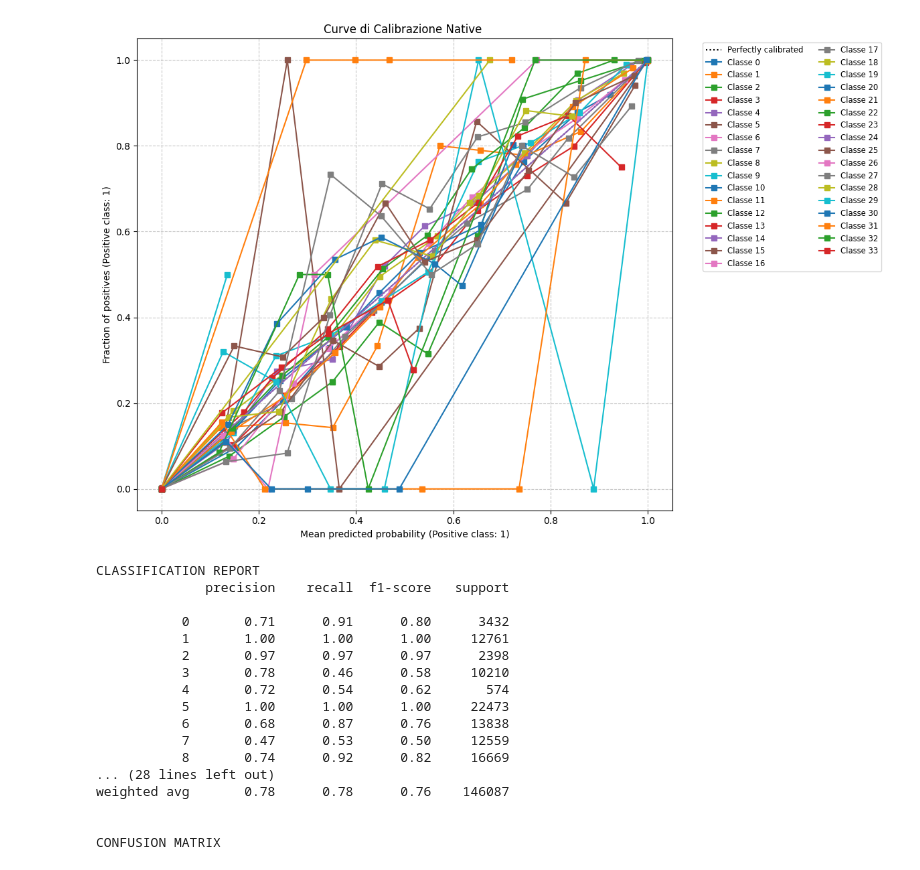
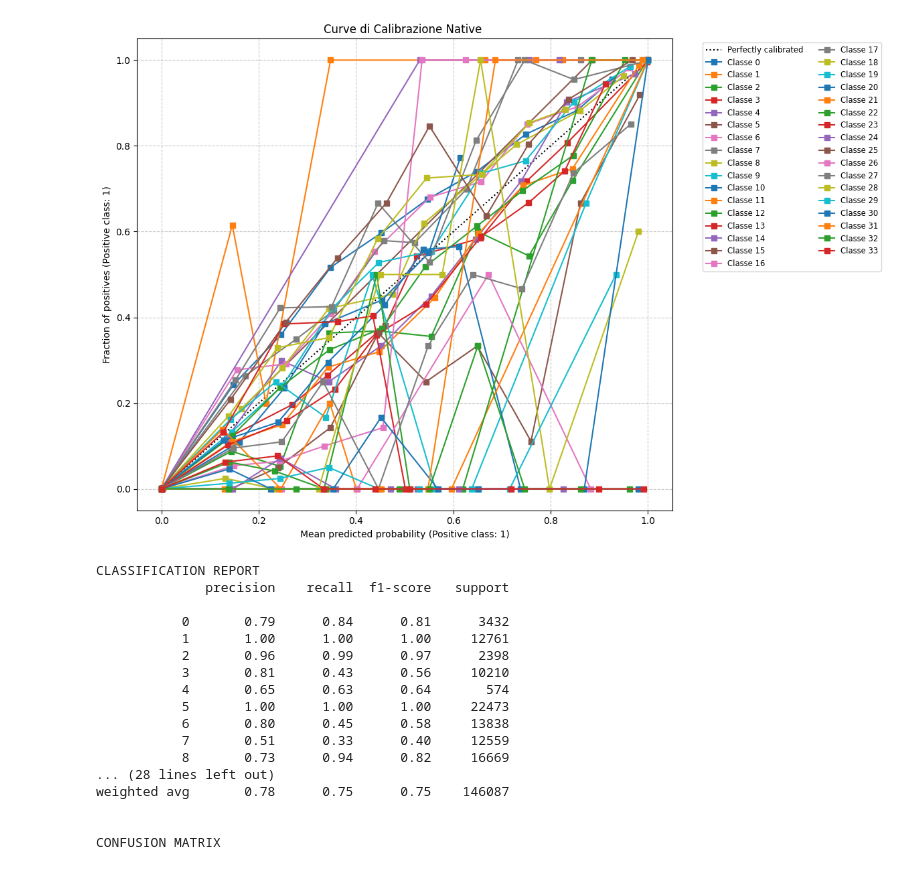
Before and after one commit to MattiaChiari/ML-Network-Traffic-Analysis, a Jupyter notebook: Py/index.ipynb, the cells around one changed output. Saved outputs shown, nothing was run; the diff lists cells and outputs as text; code cells hidden in the pictures.

```diff
--- a/Py/index.ipynb
+++ b/Py/index.ipynb
@@ -462,4 +563,5 @@ CONFUSION MATRIX
 # %%
+
 # Rete Neurale
 from sklearn.preprocessing import StandardScaler
 
@@ -472,16 +574,32 @@ from sklearn.utils.class_weight import compute_class_weight
 X_train, X_temp, y_train, y_temp = train_test_split(X,y,test_size=0.2,random_state=42)
 X_val, X_test, y_val, y_test = train_test_split (X_temp,y_temp, test_size=0.5, random_state=42)
 
+# -- Oversampling e Undersampling --
+MAX_RIGHE = 15000
+MIN_RIGHE = 1000
+conteggi = Counter(y_train)
+
+# non essendoci più il CalibratedClassifierCV non è necessario fare le funzioni che calcolano in. "tempo reale" ma sono sufficienti dizionari statici
+under_dict = {clas: min(n, MAX_RIGHE) for clas, n in conteggi.items()}
+over_dict  = {clas: max(under_dict[clas], MIN_RIGHE) for clas, n in conteggi.items()}
+
+undersampler = RandomUnderSampler(sampling_strategy=under_dict, random_state=42)
+oversampler  = SMOTE(sampling_strategy=over_dict, random_state=42, k_neighbors=3)
+
+X_train_res, y_train_res = undersampler.fit_resample(X_train, y_train)
+X_train_res, y_train_res = oversampler.fit_resample(X_train_res, y_train_res)
+
 scaler = StandardScaler()
-X_train = scaler.fit_transform(X_train)
+X_train_res = scaler.fit_transform(X_train_res)
 X_test = scaler.transform(X_test)
 X_val = scaler.transform(X_val)
+
 num_classes = 34
-
 
 model = keras.Sequential([
     layers.InputLayer(shape=(X_train.shape[1],)),
     layers.Dense(256, activation="relu"),
+    layers.BatchNormalization(),
     layers.Dropout(0.3),                    # Spegne il 20% dei neuroni, previene l'overfitting
     layers.Dense(128, activation="relu"),
     layers.Dropout(0.3),
@@ -506,7 +624,7 @@ early_stop = keras.callbacks.EarlyStopping(
 #diz_weight = dict(enumerate(weight))            #Le reti neurali necessitano di un dizionario per i pesi
 
 history = model.fit(
-    X_train, y_train,
+    X_train_res, y_train_res,
     validation_data=(X_val, y_val),
     epochs=100,
     batch_size=256,
@@ -578,5 +696,11 @@ plt.show()
 # Risultati: Accuracy: 0.77 Precision: 0.78 Recall: 0.77 F1-Score: 0.75 T_esec: 5:15 -- Rimuovo
 
 #Applico un nuovo layer aumentando i neuroni da 256 a 512, Risultati: non sufficienti
+
+#Test 3
+# Aggiunto Oversampling e Undersampling Risultati: Accuracy: 0.75 Precision: 0.79 Recall: 0.75 F1-Score: 0.74 T_esec:2:38 (MAX_RIGHE = 15000, MIN_RIGHE = 3000)
+# Applicando Oversampling e Undersampling l'accuratezza è peggiorata, questo perchè la rete neurale è costretta ad imparare anche le classi minori che prima evitava.
+
+# Dopo ver riaggiunto tre colonne: Header Lenght, psh_flag_number e rst_flag_number Risultati: Accuracy: 0.75 Precision: 0.78 Recall: 0.75 F1-Score: 0.75 macro avg: 0.58 T_esec: 4:07
 # %% [output]
 Epoch 1/100
@@ -599,18 +723,18 @@ F1-Score: 0.76
-[figure, old version]
+[figure, new version]
 CLASSIFICATION REPORT
               precision    recall  f1-score   support
 
-           0       0.71      0.91      0.80      3432
+           0       0.79      0.84      0.81      3432
            1       1.00      1.00      1.00     12761
-           2       0.97      0.97      0.97      2398
-           3       0.78      0.46      0.58     10210
-           4       0.72      0.54      0.62       574
+           2       0.96      0.99      0.97      2398
+           3       0.81      0.43      0.56     10210
+           4       0.65      0.63      0.64       574
            5       1.00      1.00      1.00     22473
-           6       0.68      0.87      0.76     13838
-           7       0.47      0.53      0.50     12559
-           8       0.74      0.92      0.82     16669
+           6       0.80      0.45      0.58     13838
+           7       0.51      0.33      0.40     12559
+           8       0.73      0.94      0.82     16669
 ... (28 lines left out)
-weighted avg       0.78      0.78      0.76    146087
+weighted avg       0.78      0.75      0.75    146087
 
 
 CONFUSION MATRIX
```
Also changed, not shown: parts of 7 cells of this notebook, 1 other file.
